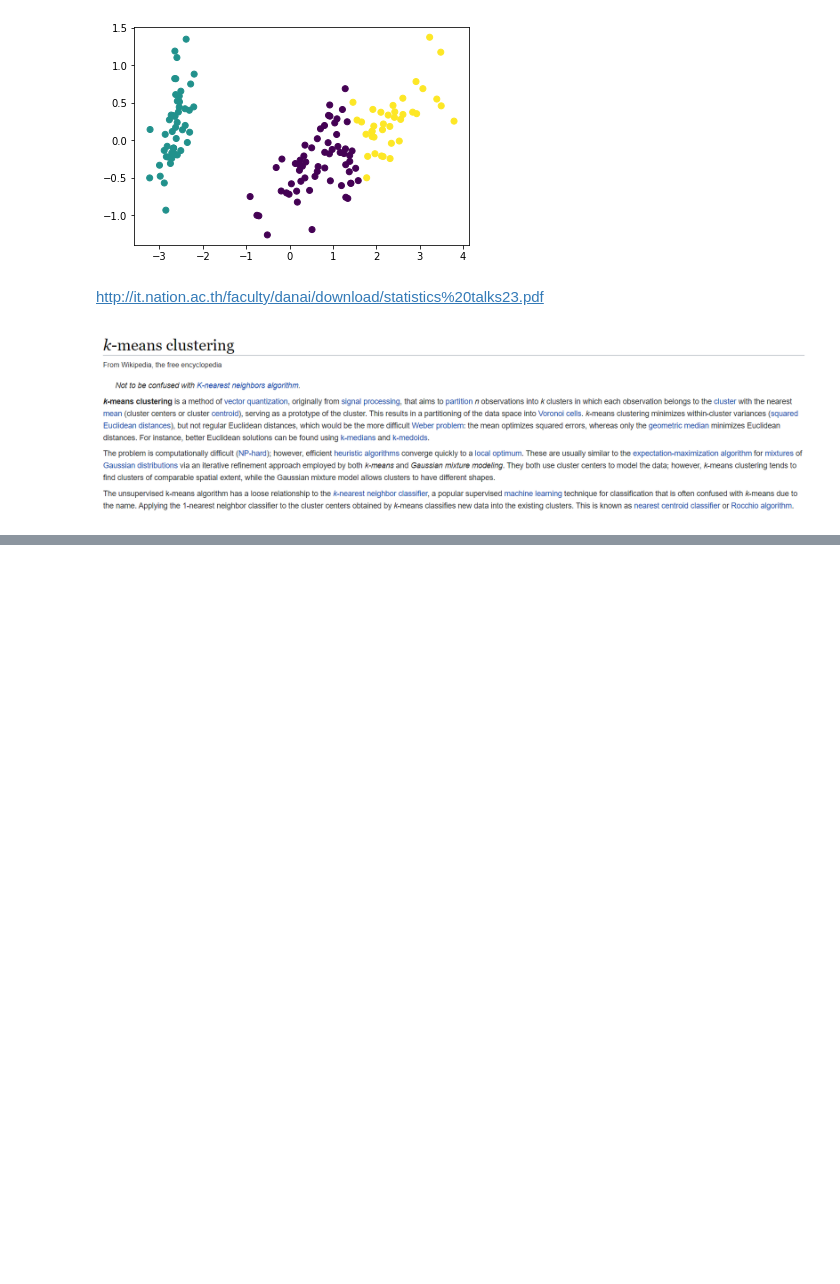
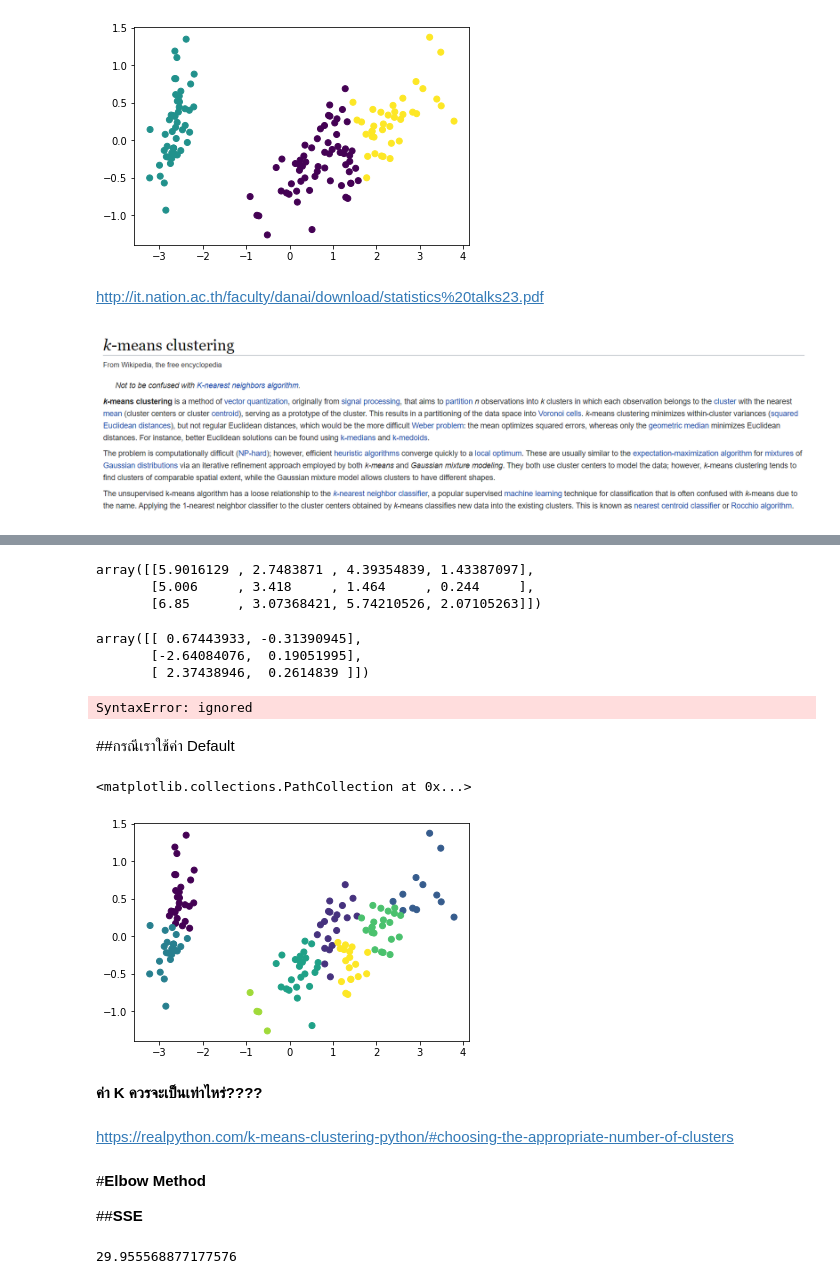
Before and after one commit to 623020514-5/multivariate, a Jupyter notebook: Chapter_6_Cluster_Analysis.ipynb, the cells around one changed output, grey strips where cells are left out. Drawn from its saved outputs; the diff is of its cells as text; code cells hidden in the pictures; blank space fills up the shorter version.

Commit message:
จบ cluster

```diff
--- a/Chapter_6_Cluster_Analysis.ipynb
+++ b/Chapter_6_Cluster_Analysis.ipynb
@@ -144,0 +147,6 @@ http://it.nation.ac.th/faculty/danai/download/statistics%20talks23.pdf
+# %%
+kmeans.cluster_centers_
+# %% [output]
+array([[5.9016129 , 2.7483871 , 4.39354839, 1.43387097],
+       [5.006     , 3.418     , 1.464     , 0.244     ],
+       [6.85      , 3.07368421, 5.74210526, 2.07105263]])
@@ -144,0 +155,34 @@ http://it.nation.ac.th/faculty/danai/download/statistics%20talks23.pdf
+# %%
+new_cluster_center
+# %% [output]
+array([[ 0.67443933, -0.31390945],
+       [-2.64084076,  0.19051995],
+       [ 2.37438946,  0.2614839 ]])
+# %%
+plt.scatter(new_pca[:,0],new_pca[:,1],c=y)
+plt.plot(kmeans.cluster_centers_[:], kmeans.cluster_centers_[])
+# %% [output]
+SyntaxError: ignored
+# %% [markdown]
+##กรณีเราใช้ค่า Default
+# %%
+kmeans = KMeans(random_state=2021)
+kmeans.fit(example_df_drop)
+y = kmeans.predict(example_df_drop)
+plt.scatter(new_pca[:,0],new_pca[:,1],c=y)
+# %% [output]
+<matplotlib.collections.PathCollection at 0x...>
+[figure, added]
+# %% [markdown]
+**ค่า K ควรจะเป็นเท่าไหร่????**
+# %% [markdown]
+
+https://realpython.com/k-means-clustering-python/#choosing-the-appropriate-number-of-clusters
+# %% [markdown]
+#**Elbow Method**
+
+##**SSE**
+# %%
+kmeans.inertia_ ## Sum of Squared Errors
+# %% [output]
+29.955568877177576
```
Also changed, not shown: parts of 9 cells of this notebook.
